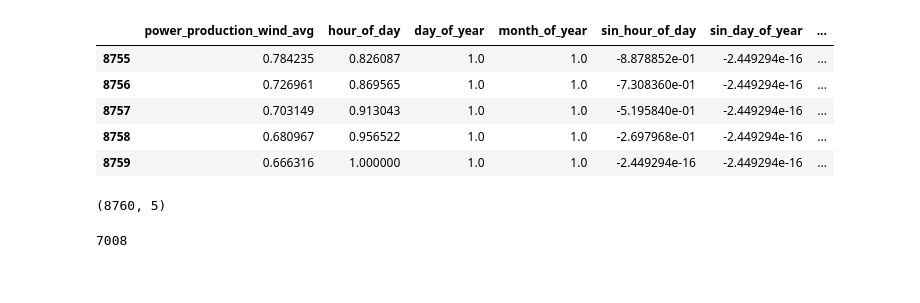
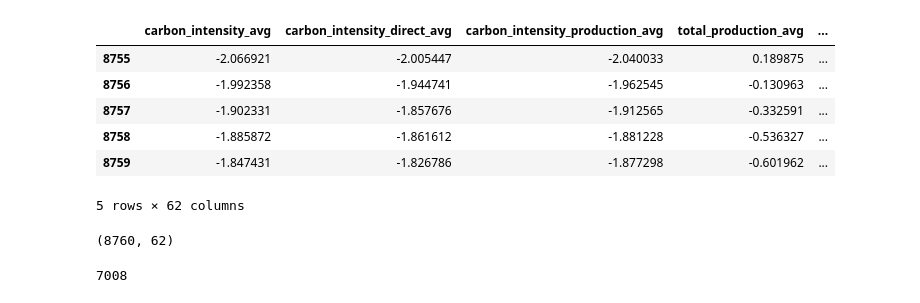
Before and after one commit to sen-leon/Electricity-Prediction, a Jupyter notebook: src/SingleFeatureRNN.ipynb, the cells around one changed output. Cells and saved outputs as stored; diff of their text form; code cells hidden in the pictures.

Commit message:
Improve sin/cos time, inspect feature importance

```diff
--- a/src/SingleFeatureRNN.ipynb
+++ b/src/SingleFeatureRNN.ipynb
@@ -2,47 +2,42 @@
 import pandas as pd
 import numpy as np
 import matplotlib.pyplot as plt
-# %%
-from sklearn.preprocessing import MinMaxScaler
-
-df = pd.read_csv("..\data\ElectricityMap_DE_2021.csv", sep=",")
-df = df[["datetime","power_production_wind_avg"]]
-
-# seperate datetime into hour of day, day of year, and month of year
-df["datetime"] = pd.to_datetime(df["datetime"])
-df["hour_of_day"] = df["datetime"].dt.hour
-df["day_of_year"] = df["datetime"].dt.day_of_year
-df["month_of_year"] = df["datetime"].dt.month
-
-# rescale data (min-max normalization)
-df_norm = df.drop("datetime", axis=1)
-df_norm = (df_norm-df_norm.min())/(df_norm.max()-df_norm.min())
-
-# add sin time columns (range: 0-1)
-df_sin = df_norm.drop("power_production_wind_avg", axis=1)
-df_sin = df_sin.apply(lambda x: np.sin(2*np.pi*x))
-df_sin = df_sin.add_prefix("sin_")
-
-# add cos time columns (range: 0-1)
-df_cos = df_norm.drop("power_production_wind_avg", axis=1)
-df_cos = df_cos.apply(lambda x: np.cos(2*np.pi*x))
-df_cos = df_cos.add_prefix("cos_")
-
-# merge columns
-y = pd.concat([df_norm, df_sin,df_cos], axis=1)
-
-y.tail()
-# %% [output]
-|  | power_production_wind_avg | hour_of_day | day_of_year | month_of_year | sin_hour_of_day | sin_day_of_year | ... |
-| 8755 | 0.784235 | 0.826087 | 1.0 | 1.0 | -8.878852e-01 | -2.449294e-16 | ... |
-| 8756 | 0.726961 | 0.869565 | 1.0 | 1.0 | -7.308360e-01 | -2.449294e-16 | ... |
-| 8757 | 0.703149 | 0.913043 | 1.0 | 1.0 | -5.195840e-01 | -2.449294e-16 | ... |
-| 8758 | 0.680967 | 0.956522 | 1.0 | 1.0 | -2.697968e-01 | -2.449294e-16 | ... |
-| 8759 | 0.666316 | 1.000000 | 1.0 | 1.0 | -2.449294e-16 | -2.449294e-16 | ... |
+# %%
+from sklearn.preprocessing import MinMaxScaler
+
+df = pd.read_csv("..\data\ElectricityMap_DE_2021.csv", sep=",")
+# df = df[["datetime","power_production_wind_avg"]]
+# shift column 'power_production_wind_avg' to first position
+first_column = df.pop('power_production_wind_avg')
+df.insert(0, 'power_production_wind_avg', first_column)
+
+day = 24*60*60
+year = (365.2425)*day
+
+df['sin_hour_of_day'] = np.sin(df["timestamp"] * (2 * np.pi / day))
+df['cos_hour_of_day'] = np.cos(df["timestamp"] * (2 * np.pi / day))
+df['sin_day_of_year'] = np.sin(df["timestamp"] * (2 * np.pi / year))
+df['cos_day_of_year'] = np.cos(df["timestamp"] * (2 * np.pi / year))
+
+df=df.dropna(axis=1)
+y=df.drop(["datetime","timestamp","created_at","updated_at","zone_name","production_sources"],axis=1)
+
+#y=(y-y.min())/(y.max()-y.min())
+y=(y-y.mean())/y.std()
+y=y.dropna(axis=1)
+y.tail()
+# %% [output]
+|  | carbon_intensity_avg | carbon_intensity_direct_avg | carbon_intensity_production_avg | total_production_avg | ... |
+| 8755 | -2.066921 | -2.005447 | -2.040033 | 0.189875 | ... |
+| 8756 | -1.992358 | -1.944741 | -1.962545 | -0.130963 | ... |
+| 8757 | -1.902331 | -1.857676 | -1.912565 | -0.332591 | ... |
+| 8758 | -1.885872 | -1.861612 | -1.881228 | -0.536327 | ... |
+| 8759 | -1.847431 | -1.826786 | -1.877298 | -0.601962 | ... |
+5 rows × 62 columns
 # %%
-print(df.shape)
+print(y.shape)
 # %% [output]
-(8760, 5)
+(8760, 62)
 # %%
 def multivariate_data(dataset, target, start_index, end_index, history_size,
                       target_size, step, single_step=False):
```
Also changed, not shown: parts of 7 cells of this notebook.
